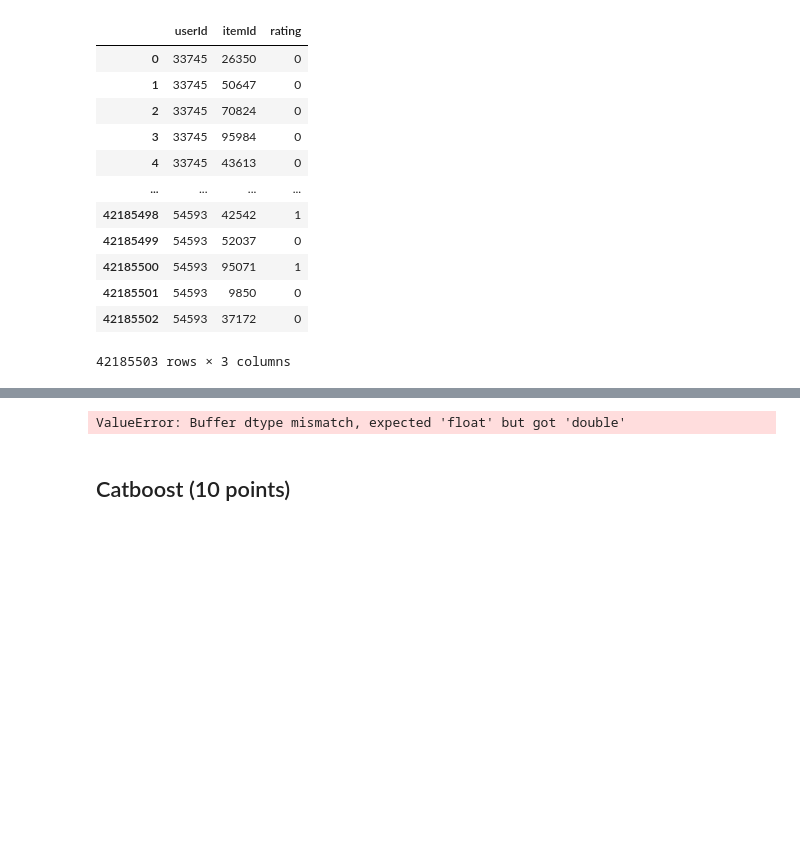
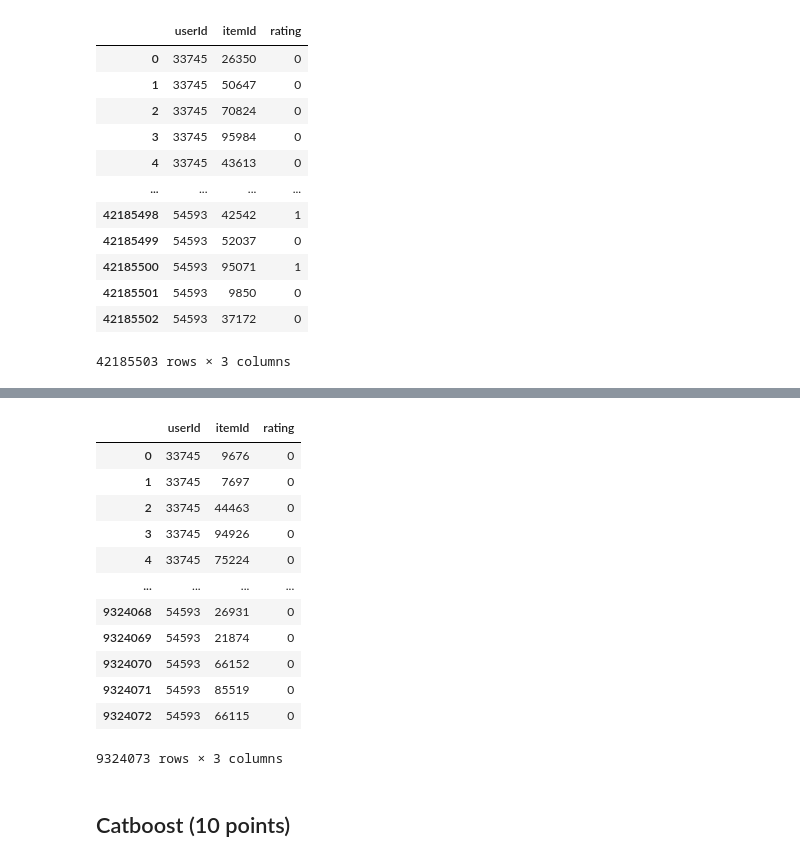
Before and after one commit to Petonzxc/hw3, a Jupyter notebook: Копия_блокнота__homework3_clean_ipynb_.ipynb, the cells around one changed output, grey strips where cells are left out. Drawn from its saved outputs; the diff is of its cells as text; code cells hidden in the pictures; blank space fills up the shorter version.

```diff
--- a/Копия_блокнота__homework3_clean_ipynb_.ipynb
+++ b/Копия_блокнота__homework3_clean_ipynb_.ipynb
@@ -340,21 +312,41 @@ user_item_matrix
+# %%
+train_ratings = ratings_df
+
+rows = []
+for i in user_ratings.index:
+    user_id = user_to_id[user_ratings.at[i, 'userId']]
+    ratings = parse_ratings_history(user_ratings.at[i, 'testRatings'])
+    for item_id, rating in ratings.items():
+        rows.append({'userId': user_id, 'itemId': item_to_id[item_id], 'rating': rating})
+
+test_ratings = pd.DataFrame(rows)
+test_ratings
+# %% [output]
+|  | userId | itemId | rating |
+| 0 | 33745 | 9676 | 0 |
+| 1 | 33745 | 7697 | 0 |
+| 2 | 33745 | 44463 | 0 |
+| 3 | 33745 | 94926 | 0 |
+| 4 | 33745 | 75224 | 0 |
+| ... | ... | ... | ... |
+| 9324068 | 54593 | 26931 | 0 |
+| 9324069 | 54593 | 21874 | 0 |
+| 9324070 | 54593 | 66152 | 0 |
+| 9324071 | 54593 | 85519 | 0 |
+| 9324072 | 54593 | 66115 | 0 |
+9324073 rows × 3 columns
 # %%
 from implicit.als import AlternatingLeastSquares
 
 model = AlternatingLeastSquares(factors=100, iterations=1, calculate_training_loss=True)
-# factors - размерность должна соответствовать размеру эмбеддингов айтемов из TF-IDF
 
-# Инициализация модели с использованием контентных эмбеддингов айтемов
+content_item_embeddings = content_item_embeddings.astype(np.float32)
 model.item_factors = content_item_embeddings
-
-# Фиксируем факторы айтемов и выполняем один шаг ALS, чтобы вычислить факторы пользователей
-# Для этого можно модифицировать исходный код implicit ALS или использовать user_item связи для дополнительной тонкой настройки
 
 model.fit(user_item_matrix.T, show_progress=True)
 
-content_user_embeddings = model.user_factors
-content_user_embeddings
+# content_user_embeddings = model.user_factors
+# content_user_embeddings
-# %% [output]
-ValueError: Buffer dtype mismatch, expected 'float' but got 'double'
 # %% [markdown]
 ## Catboost (10 points)
 # %% [markdown]
```
Also changed, not shown: parts of 38 cells of this notebook.
